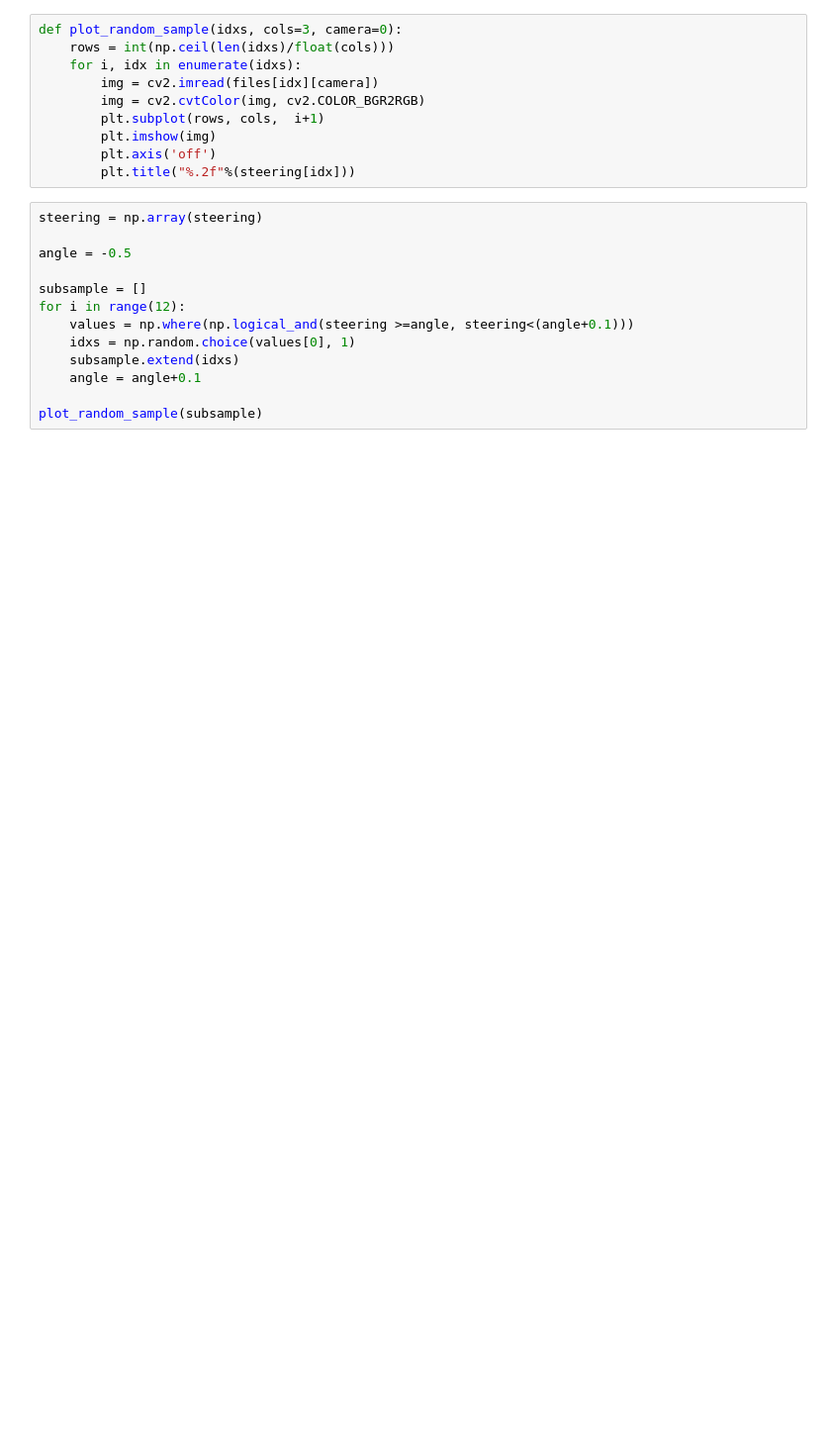
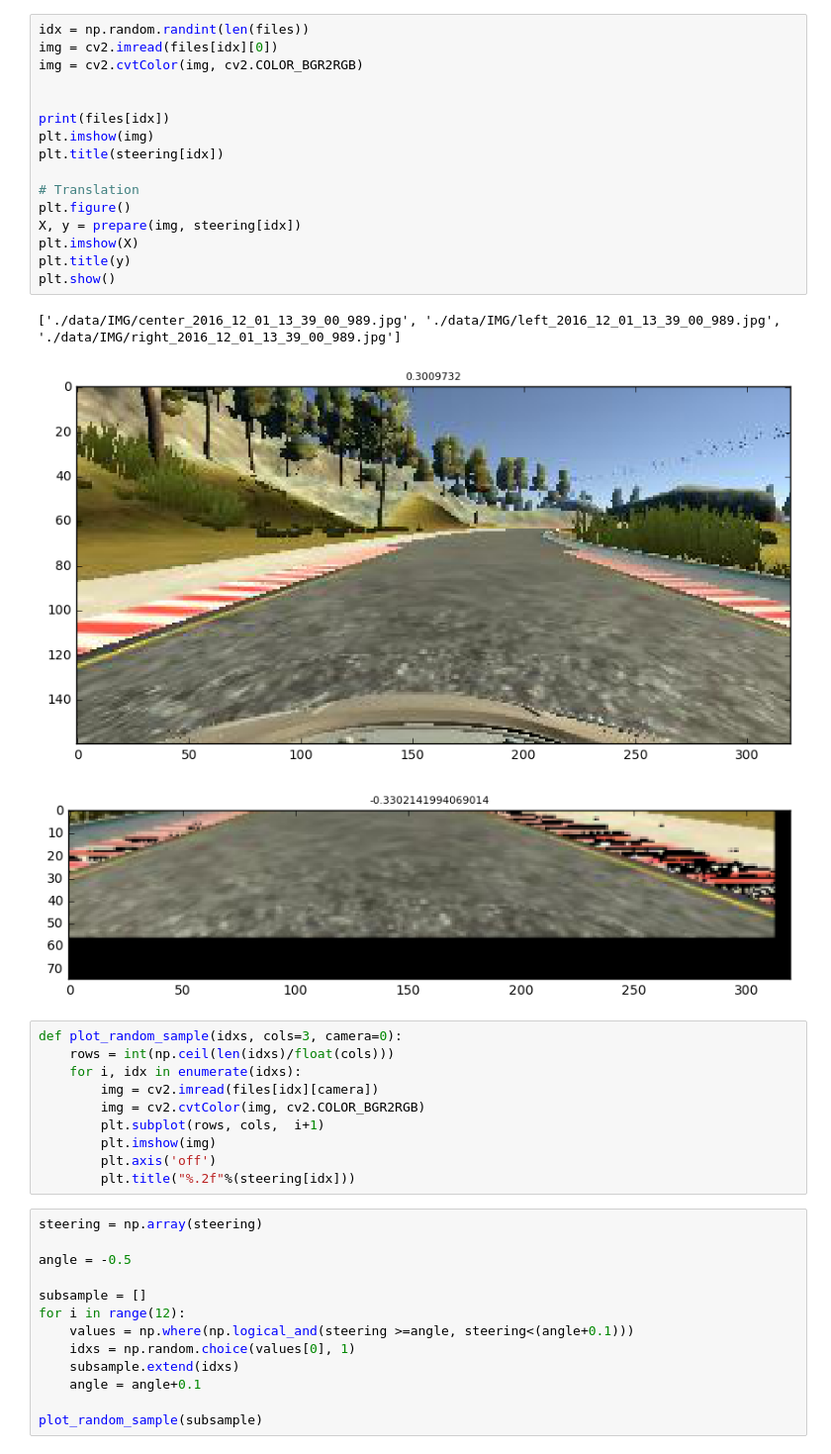
Before and after one commit to iamfaisalkhan/CarND-Behavioral-Cloning, a Jupyter notebook: Behavior-Clonning-v1.ipynb, the cells around one changed output. Shown at 99% size. Cells and saved outputs as stored; diff of their text form; blank space fills up the shorter version.

```diff
--- a/Behavior-Clonning-v1.ipynb
+++ b/Behavior-Clonning-v1.ipynb
@@ -80,3 +53,23 @@ plt.show()
+# %%
+idx = np.random.randint(len(files))
+img = cv2.imread(files[idx][0])
+img = cv2.cvtColor(img, cv2.COLOR_BGR2RGB)
+
+
+print(files[idx])
+plt.imshow(img)
+plt.title(steering[idx])
+
+# Translation
+plt.figure()
+X, y = prepare(img, steering[idx])
+plt.imshow(X)
+plt.title(y)
+plt.show()
+# %% [output]
+['./data/IMG/center_2016_12_01_13_39_00_989.jpg', './data/IMG/left_2016_12_01_13_39_00_989.jpg', './data/IMG/right_2016_12_01_13_39_00_989.jpg']
+[figure, added]
+[figure, added]
 # %%
 def plot_random_sample(idxs, cols=3, camera=0):
     rows = int(np.ceil(len(idxs)/float(cols)))
```
Also changed, not shown: parts of 11 cells of this notebook, 4 other files.
